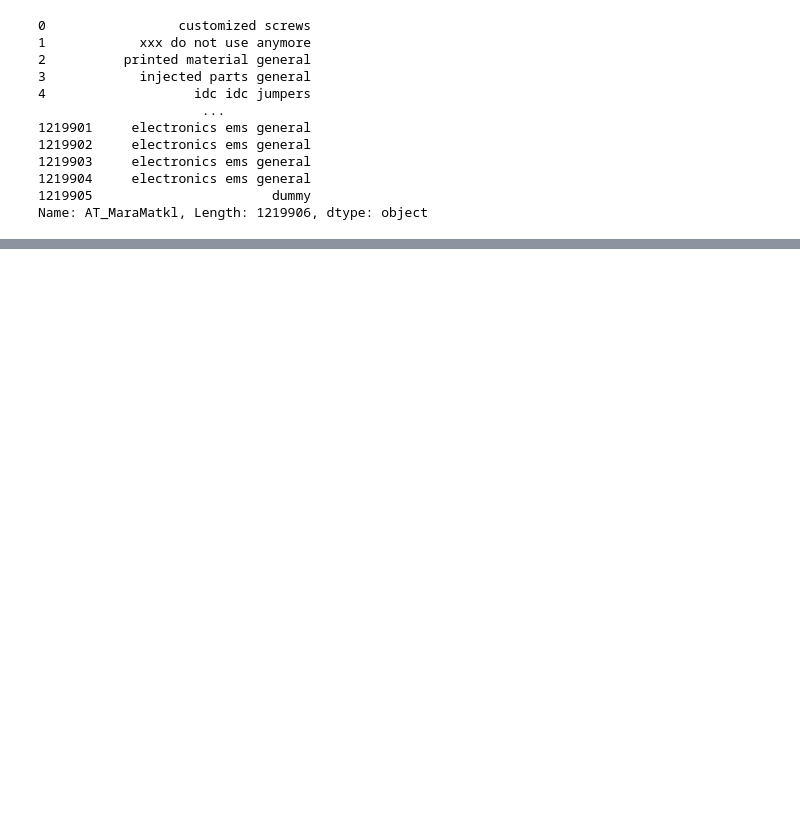
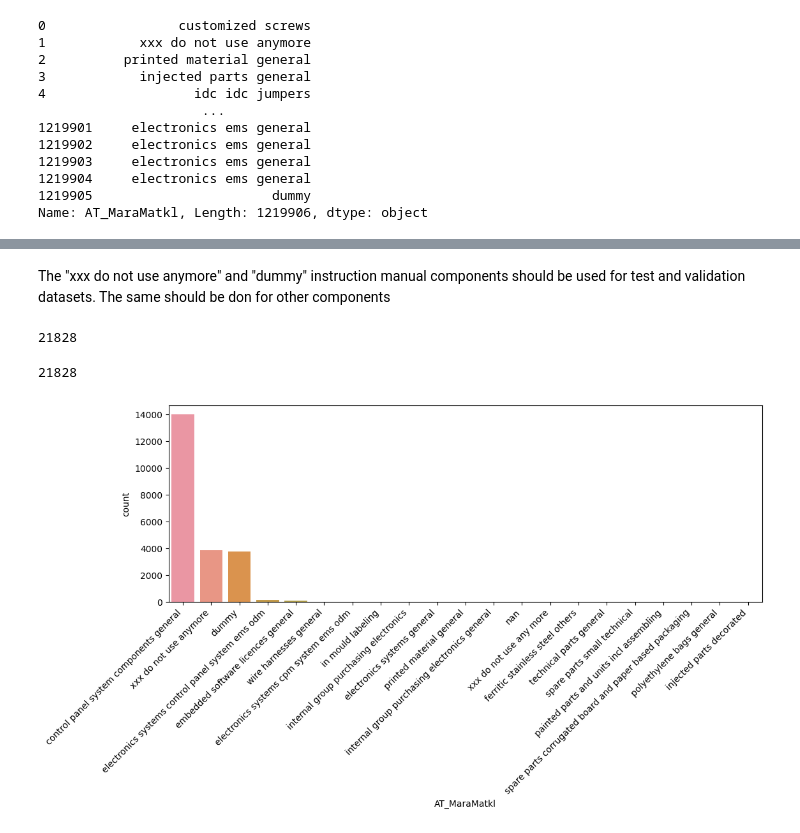
Before and after one commit to danielschulz/OMM-Innovation, a Jupyter notebook: data_split.ipynb, the cells around one changed output, grey strips where cells are left out. Cells and saved outputs as stored; diff of their text form; code cells hidden in the pictures; blank space fills up the shorter version.

```diff
--- a/data_split.ipynb
+++ b/data_split.ipynb
@@ -43,0 +128,20 @@ plt.show()
+# %% [markdown]
+The "xxx do not use anymore" and "dummy" instruction manual components should be used for test and validation datasets. The same should be don for other components
+# %%
+# get all AT_MaraMatkl values where the dataframe name contains lens head screw
+labels = df[df['Name'].str.contains('control panel system')]['AT_MaraMatkl']
+display(len(df[df['Name'].str.contains('control panel system')]),len(labels))
+
+# plot distribution of the labels
+import matplotlib.pyplot as plt
+import seaborn as sns
+%matplotlib inline
+
+plt.figure(figsize=(12, 4))
+chart = sns.countplot(x=df[df['Name'].str.contains('control panel system')]['AT_MaraMatkl'], order=pd.value_counts(df[df['Name'].str.contains('control panel system')]['AT_MaraMatkl']).iloc[:30].index)
+chart.set_xticklabels(chart.get_xticklabels(), rotation=45, horizontalalignment='right')
+plt.show()
+# %% [output]
+21828
+21828
+[figure, added]
```
Also changed, not shown: parts of 11 cells of this notebook.
